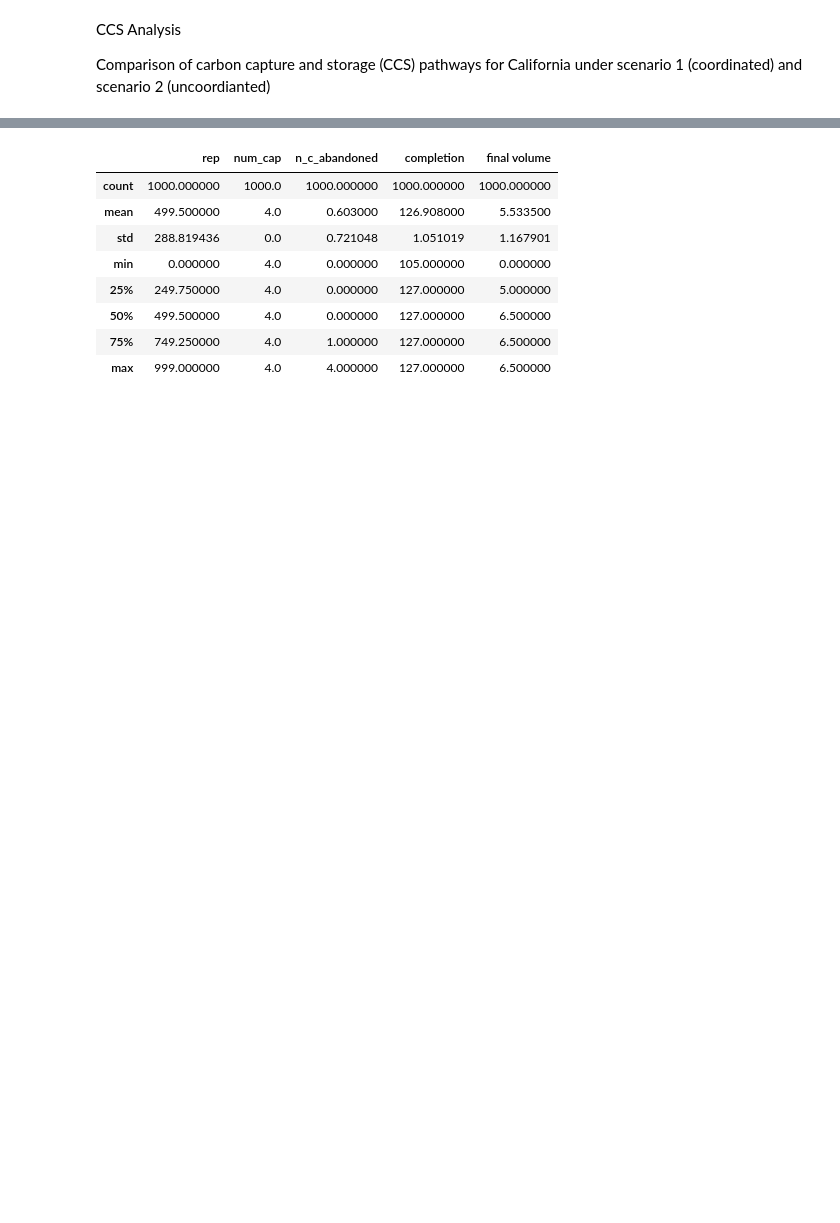
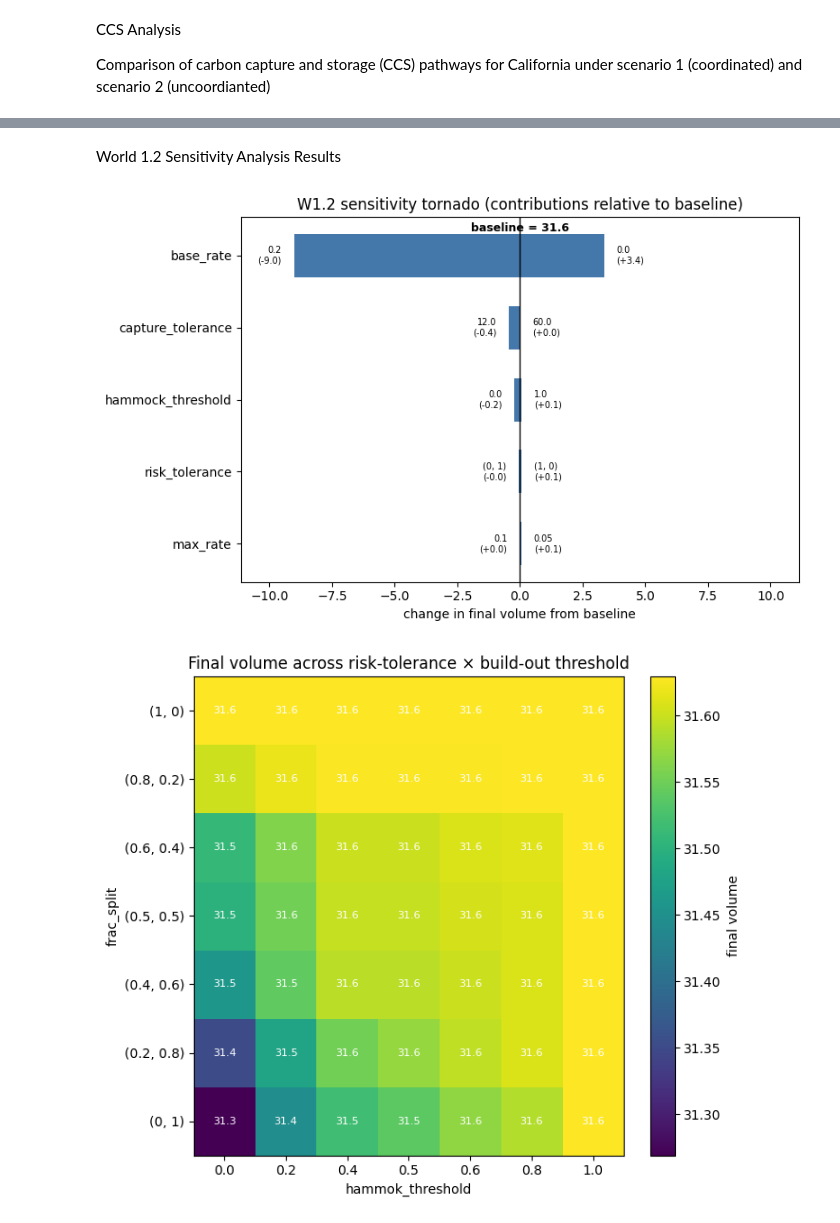
Before and after one commit to mg6090-ctrl/ccs-deployment-simulation, a Jupyter notebook: CCS_analysis.ipynb, the cells around one changed output, grey strips where cells are left out. Drawn from its saved outputs; the diff is of its cells as text; code cells hidden in the pictures; blank space fills up the shorter version.

```diff
--- a/CCS_analysis.ipynb
+++ b/CCS_analysis.ipynb
@@ -99,13 +219,9 @@ projC4   approval    delay=  31.0 prob=0.095
-# %%
-df1_2.describe()
-# %% [output]
-|  | rep | num_cap | n_c_abandoned | completion | final volume |
-| count | 1000.000000 | 1000.0 | 1000.000000 | 1000.000000 | 1000.000000 |
-| mean | 499.500000 | 4.0 | 0.603000 | 126.908000 | 5.533500 |
-| std | 288.819436 | 0.0 | 0.721048 | 1.051019 | 1.167901 |
-| min | 0.000000 | 4.0 | 0.000000 | 105.000000 | 0.000000 |
-| 25% | 249.750000 | 4.0 | 0.000000 | 127.000000 | 5.000000 |
-| 50% | 499.500000 | 4.0 | 0.000000 | 127.000000 | 6.500000 |
-| 75% | 749.250000 | 4.0 | 1.000000 | 127.000000 | 6.500000 |
-| max | 999.000000 | 4.0 | 4.000000 | 127.000000 | 6.500000 |
+# %% [markdown]
+World 1.2 Sensitivity Analysis Results
+# %%
+w12_plot_tornado()
+w12_plot_heatmap()
+# %% [output]
+[figure, added]
+[figure, added]
 # %% [markdown]
```
Also changed, not shown: parts of 16 cells of this notebook, 4 other files.
